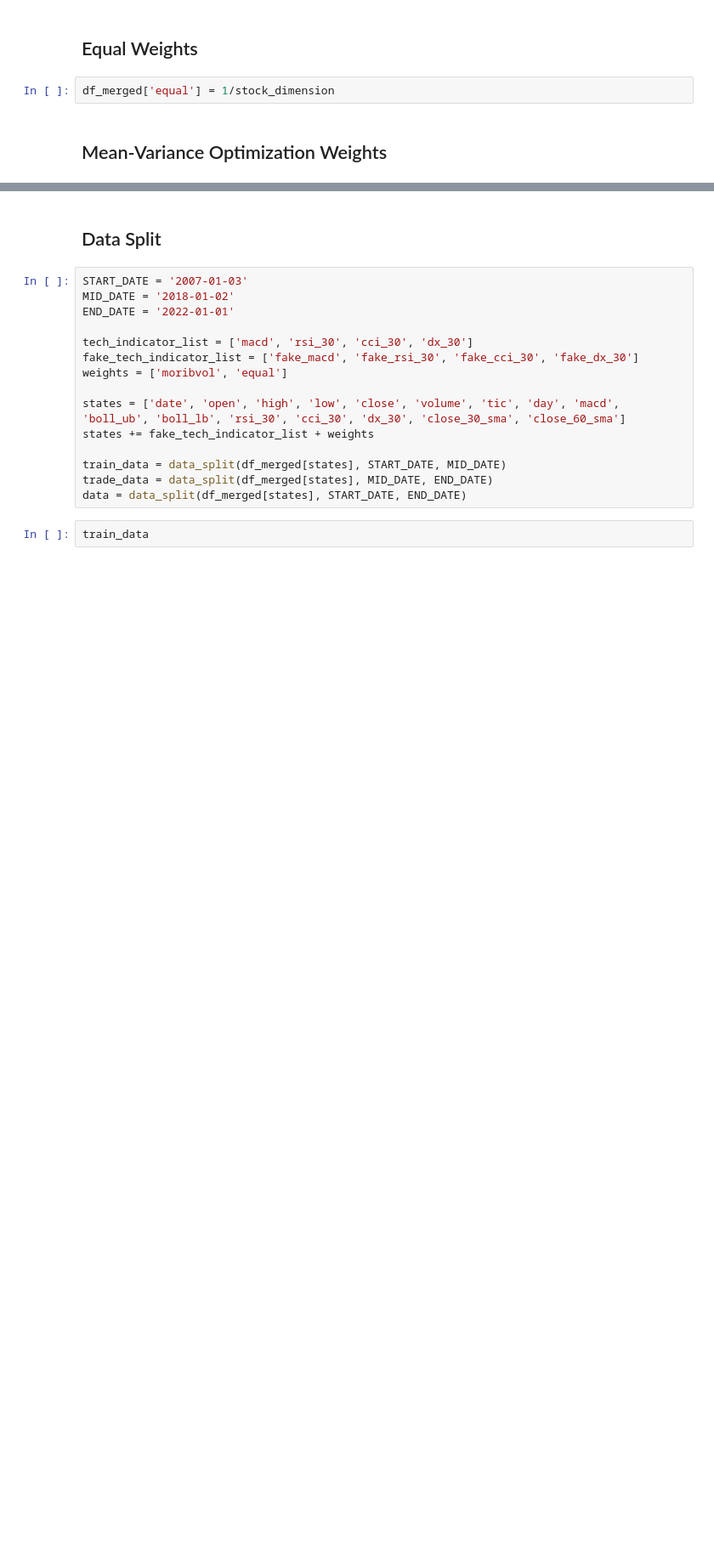
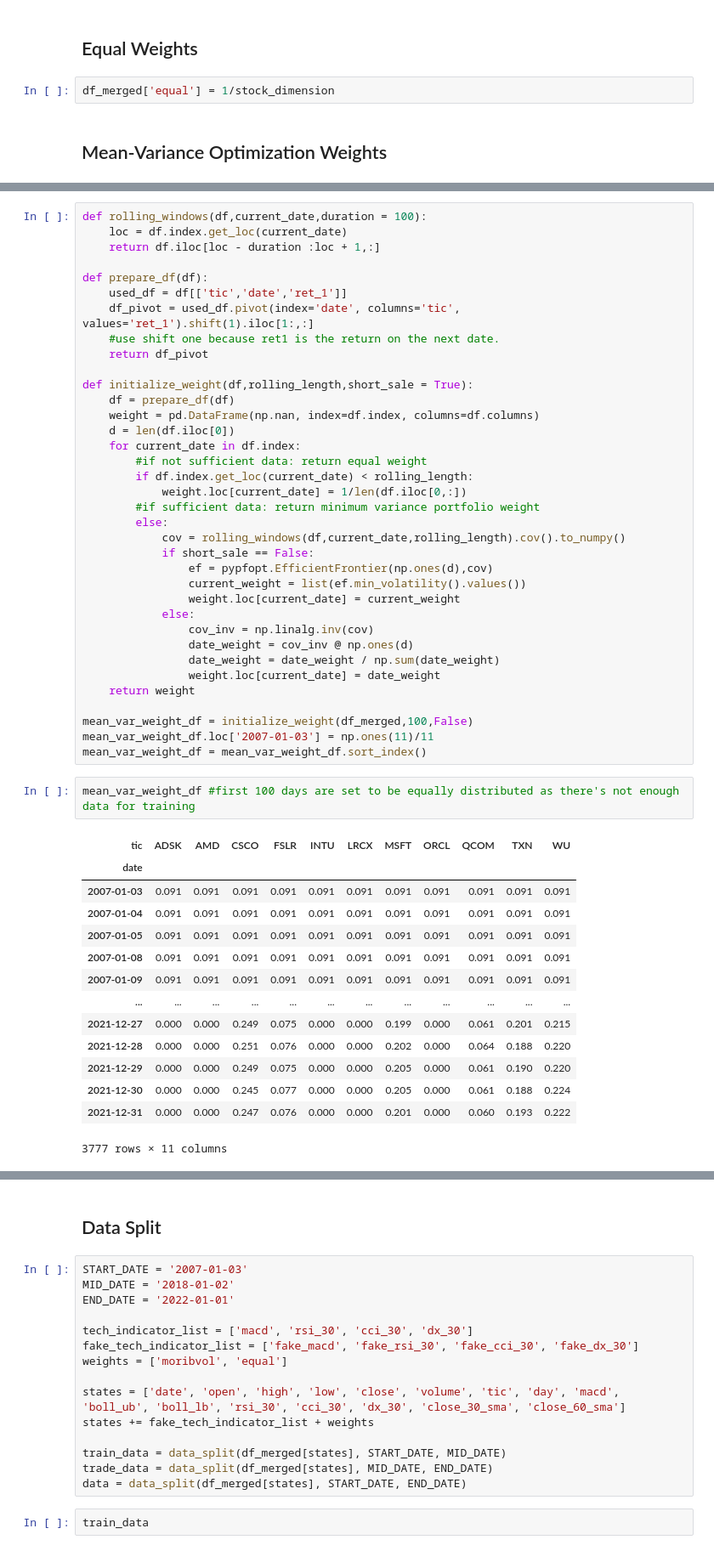
Before and after one commit to AI4Finance-Foundation/FinRL_Imitation_Learning, a Jupyter notebook: Weight_Initialization.ipynb, the cells around one changed output, grey strips where cells are left out. Shown at 85% size. Saved outputs shown, nothing was run; the diff lists cells and outputs as text; blank space fills up the shorter version.

Commit message:
Adding Mean-Var weight initialization

```diff
--- a/Weight_Initialization.ipynb
+++ b/Weight_Initialization.ipynb
@@ -126,0 +141,53 @@ df_merged['equal'] = 1/stock_dimension
+# %%
+def rolling_windows(df,current_date,duration = 100):
+    loc = df.index.get_loc(current_date)
+    return df.iloc[loc - duration :loc + 1,:]
+
+def prepare_df(df):
+    used_df = df[['tic','date','ret_1']]
+    df_pivot = used_df.pivot(index='date', columns='tic', values='ret_1').shift(1).iloc[1:,:]
+    #use shift one because ret1 is the return on the next date.
+    return df_pivot
+
+def initialize_weight(df,rolling_length,short_sale = True):
+    df = prepare_df(df)
+    weight = pd.DataFrame(np.nan, index=df.index, columns=df.columns)
+    d = len(df.iloc[0])
+    for current_date in df.index:
+        #if not sufficient data: return equal weight
+        if df.index.get_loc(current_date) < rolling_length:
+            weight.loc[current_date] = 1/len(df.iloc[0,:])
+        #if sufficient data: return minimum variance portfolio weight
+        else:
+            cov = rolling_windows(df,current_date,rolling_length).cov().to_numpy()
+            if short_sale == False:
+                ef = pypfopt.EfficientFrontier(np.ones(d),cov)
+                current_weight = list(ef.min_volatility().values())
+                weight.loc[current_date] = current_weight
+            else:
+                cov_inv = np.linalg.inv(cov)
+                date_weight = cov_inv @ np.ones(d)
+                date_weight = date_weight / np.sum(date_weight)
+                weight.loc[current_date] = date_weight
+    return weight
+
+mean_var_weight_df = initialize_weight(df_merged,100,False)
+mean_var_weight_df.loc['2007-01-03'] = np.ones(11)/11
+mean_var_weight_df = mean_var_weight_df.sort_index()
+# %%
+mean_var_weight_df #first 100 days are set to be equally distributed as there's not enough data for training
+# %% [output]
+| tic | ADSK | AMD | CSCO | FSLR | INTU | LRCX | MSFT | ORCL | QCOM | TXN | WU |
+| date |  |  |  |  |  |  |  |  |  |  |  |
+| 2007-01-03 | 0.091 | 0.091 | 0.091 | 0.091 | 0.091 | 0.091 | 0.091 | 0.091 | 0.091 | 0.091 | 0.091 |
+| 2007-01-04 | 0.091 | 0.091 | 0.091 | 0.091 | 0.091 | 0.091 | 0.091 | 0.091 | 0.091 | 0.091 | 0.091 |
+| 2007-01-05 | 0.091 | 0.091 | 0.091 | 0.091 | 0.091 | 0.091 | 0.091 | 0.091 | 0.091 | 0.091 | 0.091 |
+| 2007-01-08 | 0.091 | 0.091 | 0.091 | 0.091 | 0.091 | 0.091 | 0.091 | 0.091 | 0.091 | 0.091 | 0.091 |
+| 2007-01-09 | 0.091 | 0.091 | 0.091 | 0.091 | 0.091 | 0.091 | 0.091 | 0.091 | 0.091 | 0.091 | 0.091 |
+| ... | ... | ... | ... | ... | ... | ... | ... | ... | ... | ... | ... |
+| 2021-12-27 | 0.000 | 0.000 | 0.249 | 0.075 | 0.000 | 0.000 | 0.199 | 0.000 | 0.061 | 0.201 | 0.215 |
+| 2021-12-28 | 0.000 | 0.000 | 0.251 | 0.076 | 0.000 | 0.000 | 0.202 | 0.000 | 0.064 | 0.188 | 0.220 |
+| 2021-12-29 | 0.000 | 0.000 | 0.249 | 0.075 | 0.000 | 0.000 | 0.205 | 0.000 | 0.061 | 0.190 | 0.220 |
+| 2021-12-30 | 0.000 | 0.000 | 0.245 | 0.077 | 0.000 | 0.000 | 0.205 | 0.000 | 0.061 | 0.188 | 0.224 |
+| 2021-12-31 | 0.000 | 0.000 | 0.247 | 0.076 | 0.000 | 0.000 | 0.201 | 0.000 | 0.060 | 0.193 | 0.222 |
+3777 rows × 11 columns
```
Also changed, not shown: parts of 5 cells of this notebook, 1 other file.
